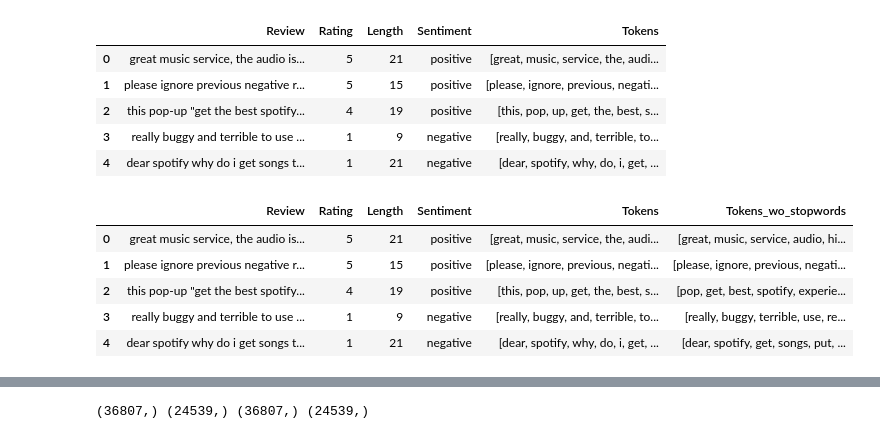
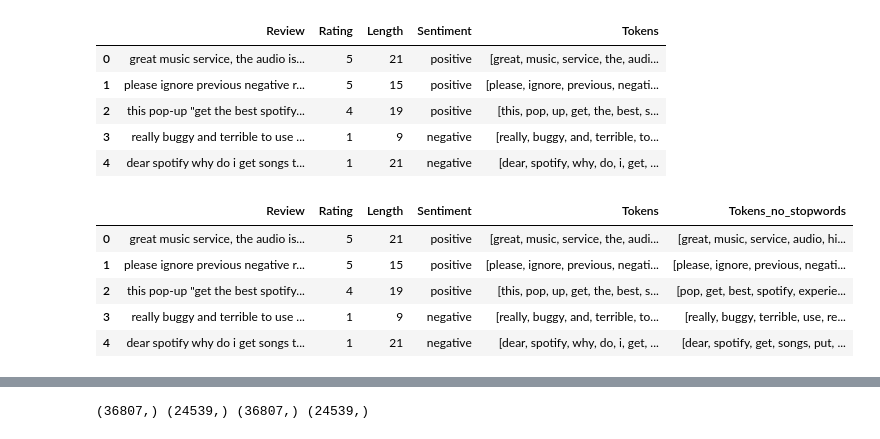
Before and after one commit to ashwininepa/NLP-Era, a Jupyter notebook: spotify_review_project/notebooks/reviews_eda.ipynb, the cells around one changed output, grey strips where cells are left out. Saved outputs shown, nothing was run; the diff lists cells and outputs as text; code cells hidden in the pictures.

```diff
--- a/spotify_review_project/notebooks/reviews_eda.ipynb
+++ b/spotify_review_project/notebooks/reviews_eda.ipynb
@@ -297,10 +288,11 @@ data.head()
 | 4 | dear spotify why do i get songs t... | 1 | 21 | negative | [dear, spotify, why, do, i, get, ... |
 # %%
 ## 4. Remove Stopwords
-data['Tokens_wo_stopwords'] = data['Tokens'].apply(lambda x: [word for word in x if word not in (our_stopwords)])
+## Here we loop through each list of words and remove stopwords
+data['Tokens_no_stopwords'] = data['Tokens'].apply(lambda x: [word for word in x if word not in (our_stopwords)])
 data.head()
 # %% [output]
-|  | Review | Rating | Length | Sentiment | Tokens | Tokens_wo_stopwords |
+|  | Review | Rating | Length | Sentiment | Tokens | Tokens_no_stopwords |
 | 0 | great music service, the audio is... | 5 | 21 | positive | [great, music, service, the, audi... | [great, music, service, audio, hi... |
 | 1 | please ignore previous negative r... | 5 | 15 | positive | [please, ignore, previous, negati... | [please, ignore, previous, negati... |
 | 2 | this pop-up "get the best spotify... | 4 | 19 | positive | [this, pop, up, get, the, best, s... | [pop, get, best, spotify, experie... |
```
Also changed, not shown: parts of 33 cells of this notebook.
